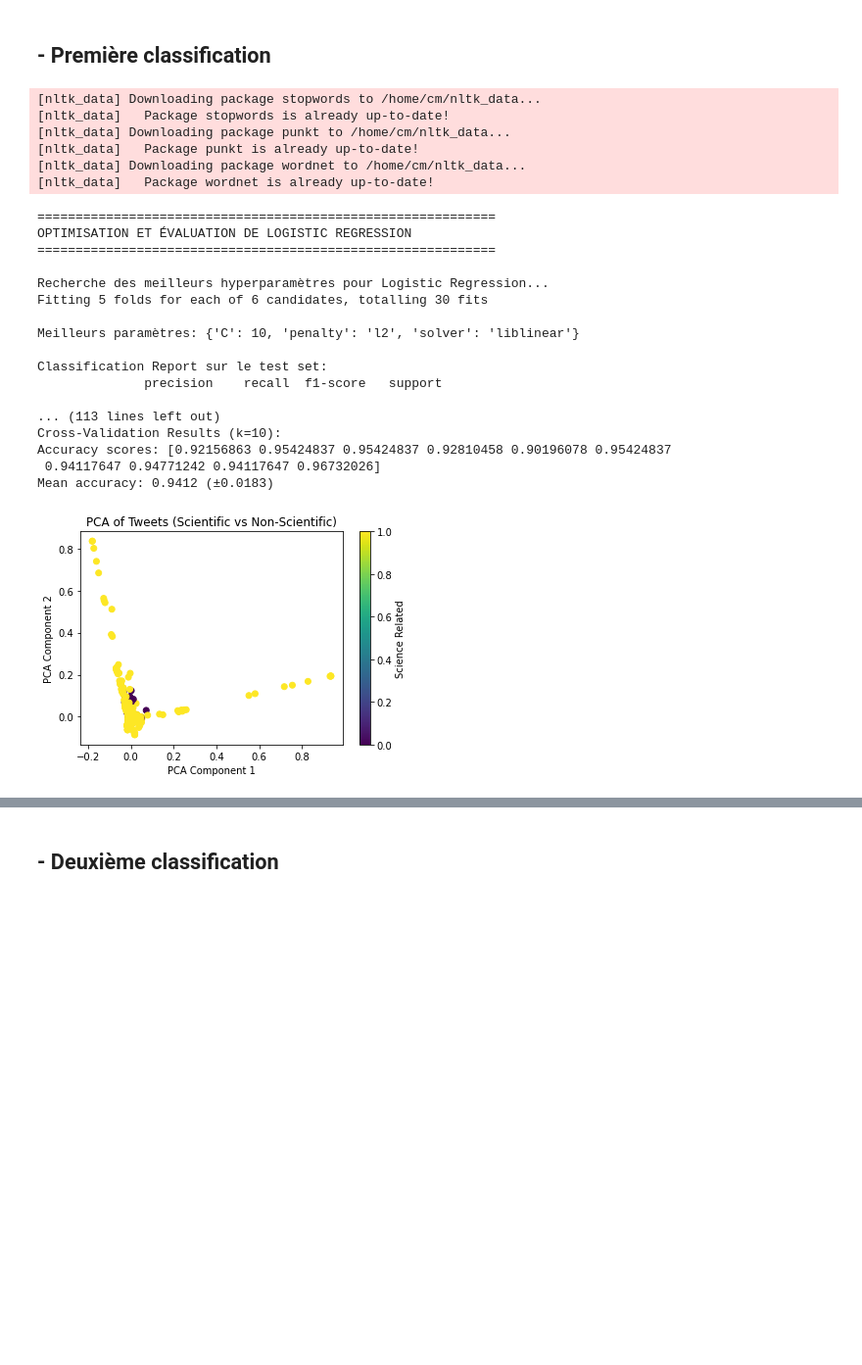
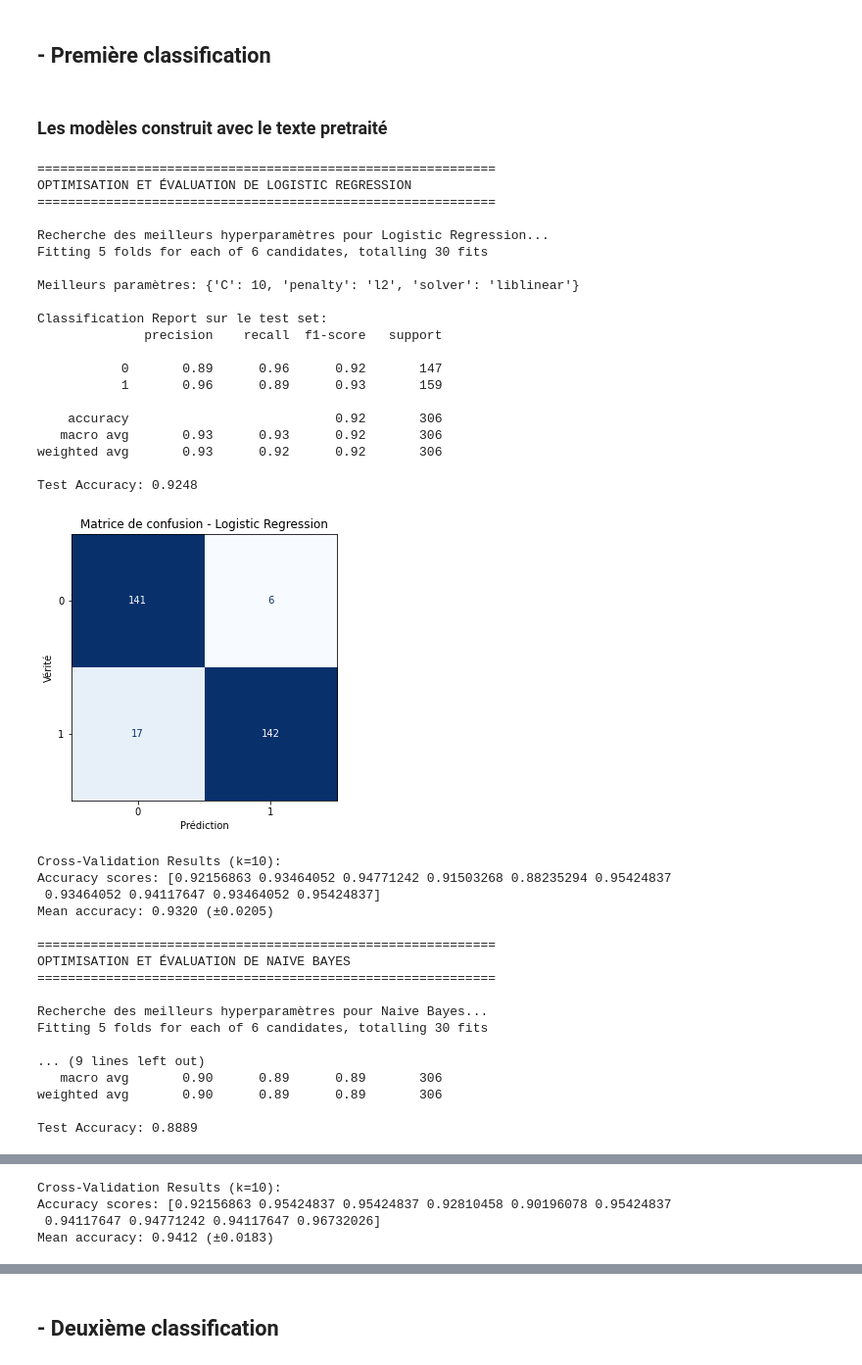
Before and after one commit to RaphaelRibes/machine-learning, a Jupyter notebook: Notebook-infos-pertinentes.ipynb, the cells around one changed output, grey strips where cells are left out. Shown: that part at 98% size. Saved outputs shown, nothing was run; the diff lists cells and outputs as text; code cells hidden in the pictures; blank space fills up the shorter version.

```diff
--- a/Notebook-infos-pertinentes.ipynb
+++ b/Notebook-infos-pertinentes.ipynb
@@ -231,6 +231,8 @@ plt.show()
 # Modélisation
 # %% [markdown]
 ## - Première classification
+# %% [markdown]
+### Les modèles construit avec le texte pretraité
 # %%
 %reset -f
 %clear
@@ -254,11 +256,13 @@ from sklearn.decomposition import PCA
 import matplotlib.pyplot as plt
 from imblearn.over_sampling import SMOTE
 import nltk
+from sklearn.metrics import confusion_matrix, ConfusionMatrixDisplay
+
 
 # Téléchargement des ressources NLTK
-nltk.download('stopwords')
-nltk.download('punkt')
-nltk.download('wordnet')
+#nltk.download('stopwords')
+#nltk.download('punkt')
+#nltk.download('wordnet')
 
 # Chargement des données
 file_path = 'scitweets_export.tsv'
@@ -362,54 +366,81 @@ for name, config in models.items():
 
     # Évaluation sur le test set
     y_pred = best_model.predict(X_test)
     print("\nClassification Report sur le test set:")
     print(classification_report(y_test, y_pred))
     print(f"Test Accuracy: {best_model.score(X_test, y_test):.4f}")
 
+    # Affichage de la matrice de confusion
+
+    cm = confusion_matrix(y_test, y_pred)
+    disp = ConfusionMatrixDisplay(confusion_matrix=cm, display_labels=best_model.classes_)
+
+    fig, ax = plt.subplots(figsize=(6, 5))
+    disp.plot(ax=ax, cmap='Blues', colorbar=False)
+    plt.title(f"Matrice de confusion - {name}")
+    plt.xlabel("Prédiction")
+    plt.ylabel("Vérité")
+    plt.show()
+
+
     # Validation croisée k=10 avec le meilleur modèle (identique à votre configuration)
     cv_scores = cross_val_score(
         best_model,
         X_res,
         y_res,
         cv=kfold,
         scoring='accuracy'
     )
 
     print("\nCross-Validation Results (k=10):")
     print(f"Accuracy scores: {cv_scores}")
     print(f"Mean accuracy: {cv_scores.mean():.4f} (±{cv_scores.std():.4f})")
 
 # Visualisation PCA (identique)
 pca = PCA(n_components=2)
 X_pca = pca.fit_transform(X_res.toarray())
 plt.scatter(X_pca[:, 0], X_pca[:, 1], c=y_res, cmap='viridis')
 plt.xlabel('PCA Component 1')
 plt.ylabel('PCA Component 2')
 plt.title('PCA of Tweets (Scientific vs Non-Scientific)')
 plt.colorbar(label='Science Related')
 plt.show()
 # %% [output]
-[nltk_data] Downloading package stopwords to /home/cm/nltk_data...
-[nltk_data]   Package stopwords is already up-to-date!
-[nltk_data] Downloading package punkt to /home/cm/nltk_data...
-[nltk_data]   Package punkt is already up-to-date!
-[nltk_data] Downloading package wordnet to /home/cm/nltk_data...
-[nltk_data]   Package wordnet is already up-to-date!
+============================================================
+OPTIMISATION ET ÉVALUATION DE LOGISTIC REGRESSION
+============================================================
+
+Recherche des meilleurs hyperparamètres pour Logistic Regression...
+Fitting 5 folds for each of 6 candidates, totalling 30 fits
+
+Meilleurs paramètres: {'C': 10, 'penalty': 'l2', 'solver': 'liblinear'}
+
+Classification Report sur le test set:
+              precision    recall  f1-score   support
+
+           0       0.89      0.96      0.92       147
+           1       0.96      0.89      0.93       159
+
+    accuracy                           0.92       306
+   macro avg       0.93      0.93      0.92       306
+weighted avg       0.93      0.92      0.92       306
+
+Test Accuracy: 0.9248
+[figure, new version]
+Cross-Validation Results (k=10):
+Accuracy scores: [0.92156863 0.93464052 0.94771242 0.91503268 0.88235294 0.95424837
+ 0.93464052 0.94117647 0.93464052 0.95424837]
+Mean accuracy: 0.9320 (±0.0205)
+
 ============================================================
-OPTIMISATION ET ÉVALUATION DE LOGISTIC REGRESSION
+OPTIMISATION ET ÉVALUATION DE NAIVE BAYES
 ============================================================
 
-Recherche des meilleurs hyperparamètres pour Logistic Regression...
+Recherche des meilleurs hyperparamètres pour Naive Bayes...
 Fitting 5 folds for each of 6 candidates, totalling 30 fits
 
-Meilleurs paramètres: {'C': 10, 'penalty': 'l2', 'solver': 'liblinear'}
+... (9 lines left out)
+   macro avg       0.90      0.89      0.89       306
+weighted avg       0.90      0.89      0.89       306
 
-Classification Report sur le test set:
-              precision    recall  f1-score   support
-
-... (113 lines left out)
-Cross-Validation Results (k=10):
-Accuracy scores: [0.92156863 0.95424837 0.95424837 0.92810458 0.90196078 0.95424837
- 0.94117647 0.94771242 0.94117647 0.96732026]
-Mean accuracy: 0.9412 (±0.0183)
+Test Accuracy: 0.8889
-[figure, old version]
@@ -415,0 +502,4 @@ Mean accuracy: 0.9412 (±0.0183)
+Cross-Validation Results (k=10):
+Accuracy scores: [0.92156863 0.95424837 0.95424837 0.92810458 0.90196078 0.95424837
+ 0.94117647 0.94771242 0.94117647 0.96732026]
+Mean accuracy: 0.9412 (±0.0183)
```
Also changed, not shown: parts of 1 cell of this notebook, 1 other file.
